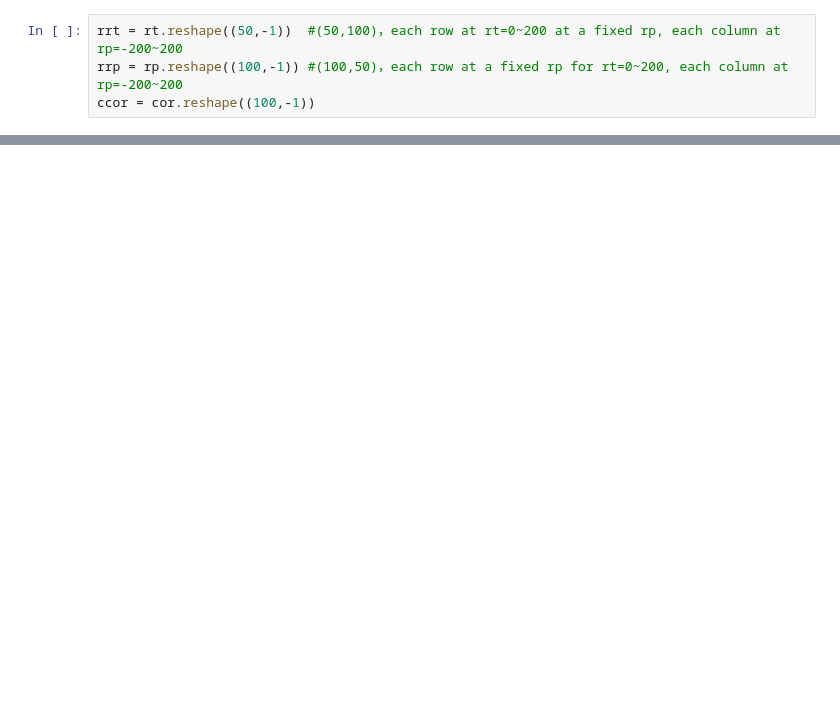
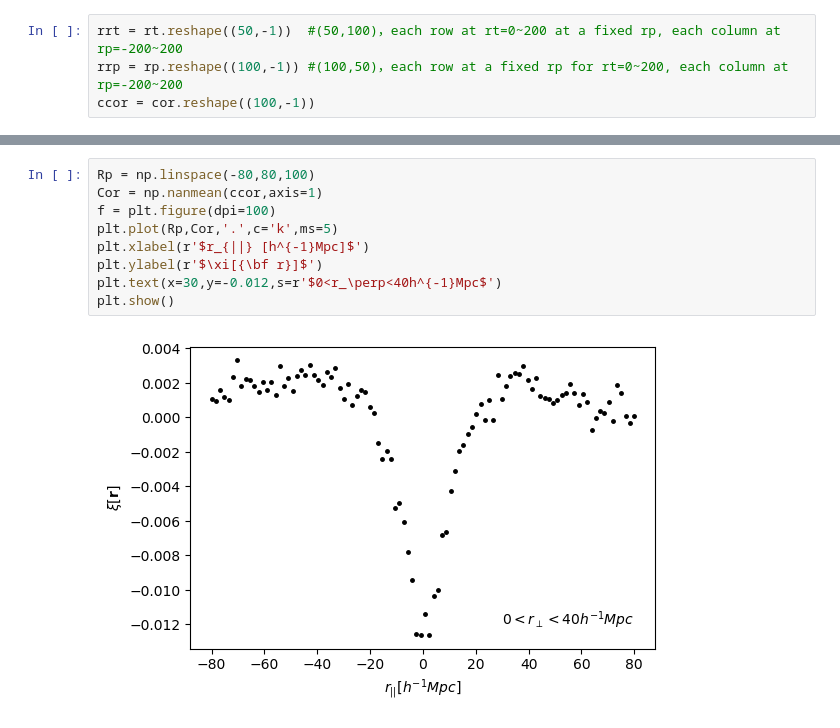
Before and after one commit to LittleLin1999/LYA-BAO, a Jupyter notebook: lya_xcf/test_lya_dla_xcf.ipynb, the cells around one changed output, grey strips where cells are left out. Cells and saved outputs as stored; diff of their text form; blank space fills up the shorter version.

```diff
--- a/lya_xcf/test_lya_dla_xcf.ipynb
+++ b/lya_xcf/test_lya_dla_xcf.ipynb
@@ -78,0 +65,11 @@ plt.colorbar()
+# %%
+Rp = np.linspace(-80,80,100)
+Cor = np.nanmean(ccor,axis=1)
+f = plt.figure(dpi=100)
+plt.plot(Rp,Cor,'.',c='k',ms=5)
+plt.xlabel(r'$r_{||} [h^{-1}Mpc]$')
+plt.ylabel(r'$\xi[{\bf r}]$')
+plt.text(x=30,y=-0.012,s=r'$0<r_\perp<40h^{-1}Mpc$')
+plt.show()
+# %% [output]
+[figure, added]
```
Also changed, not shown: parts of 5 cells of this notebook.
